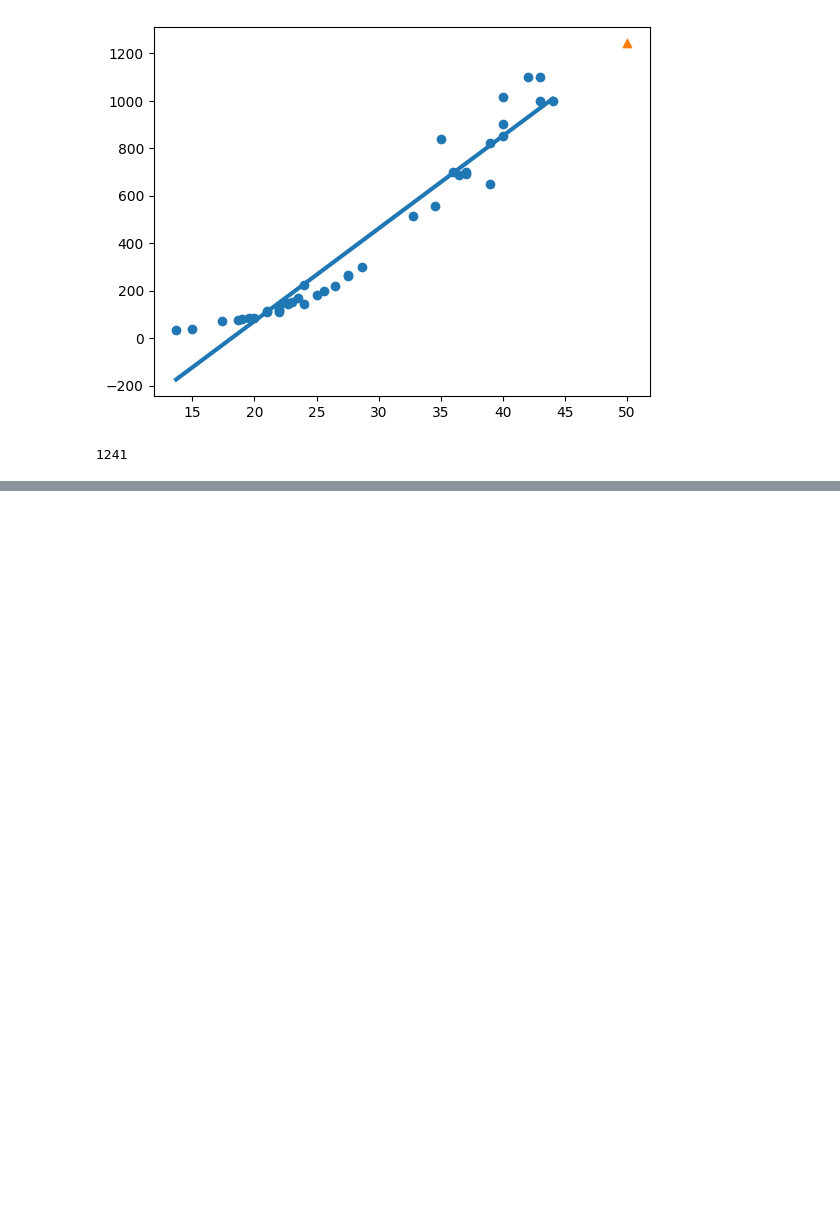
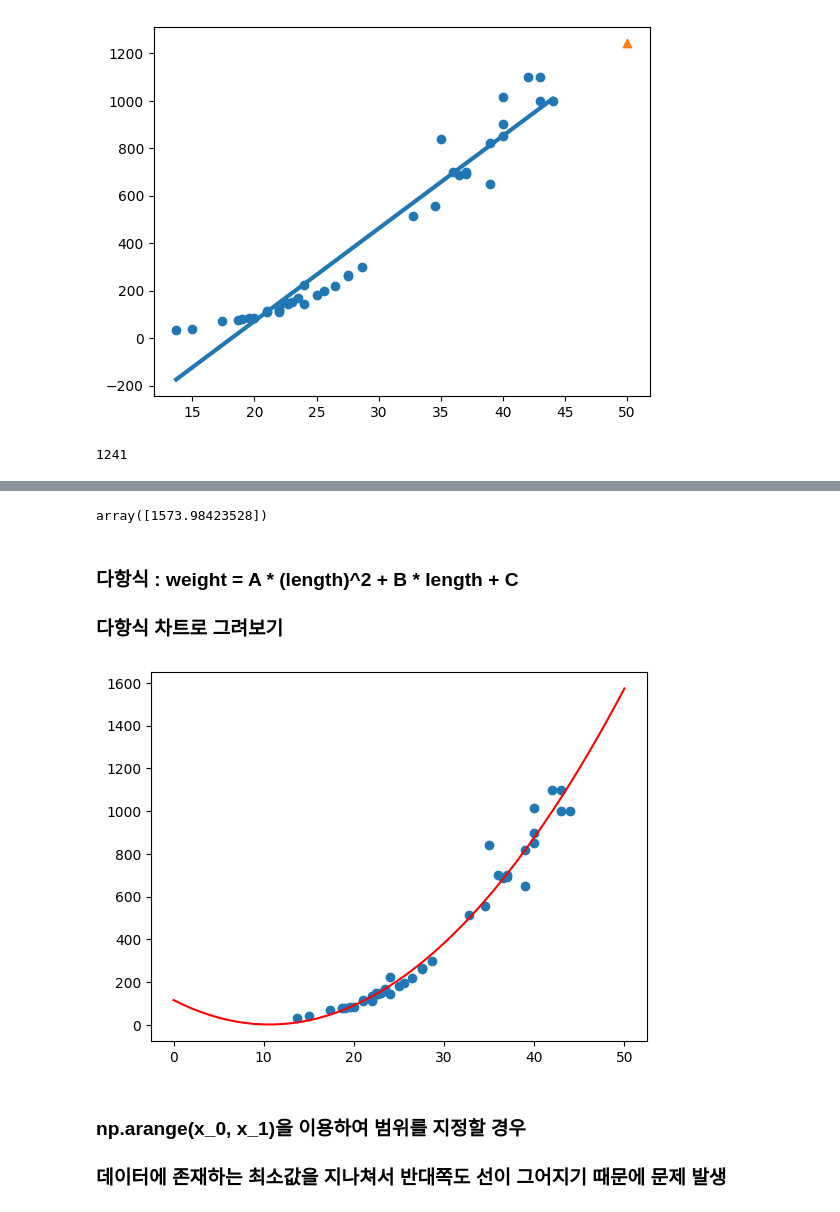
Before and after one commit to tbongkim03/fishregression, a Jupyter notebook: src/fishregression/test.ipynb, the cells around one changed output, grey strips where cells are left out. Saved outputs shown, nothing was run; the diff lists cells and outputs as text; code cells hidden in the pictures; blank space fills up the shorter version.

Commit message:
Update poly

```diff
--- a/src/fishregression/test.ipynb
+++ b/src/fishregression/test.ipynb
@@ -337,0 +359,6 @@ int(reg.predict([[50]])[0])
+# %%
+from sklearn.model_selection import train_test_split
+train_input, test_input, train_target, test_target = train_test_split(perch_length, perch_weight, random_state=42)
+# %%
+train_input = train_input.reshape(-1,1)
+test_input = test_input.reshape(-1,1)
@@ -337,0 +367,14 @@ int(reg.predict([[50]])[0])
+# %%
+train_poly = np.column_stack((train_input ** 2, train_input))
+lr = LinearRegression()
+lr.fit(train_poly, train_target)
+lr.predict([[50 ** 2, 50]])
+# %% [output]
+array([1573.98423528])
+# %% [markdown]
+### **다항식 : weight = A * (length)^2 + B * length + C**
+### **다항식 차트로 그려보기**
+# %%
+A = lr.coef_[0]
+B = lr.coef_[1]
+C = lr.intercept_
@@ -337,0 +383,15 @@ int(reg.predict([[50]])[0])
+# %%
+points = np.arange(0,51)
+# x_values = np.linspace(min(train_input), max(train_input), 100)
+# y_values = A * x_values ** 2 + B * x_values + C
+
+# 2차 함수 곡선 플로팅
+plt.scatter(train_input, train_target)
+plt.plot(points, (A * points**2) + (B * points) + C, color="red")
+# plt.plot(x_values, y_values, color='red')
+plt.show()
+# %% [output]
+[figure, added]
+# %% [markdown]
+### np.arange(x_0, x_1)을 이용하여 범위를 지정할 경우
+### 데이터에 존재하는 최소값을 지나쳐서 반대쪽도 선이 그어지기 때문에 문제 발생
```
Also changed, not shown: parts of 4 cells of this notebook.
